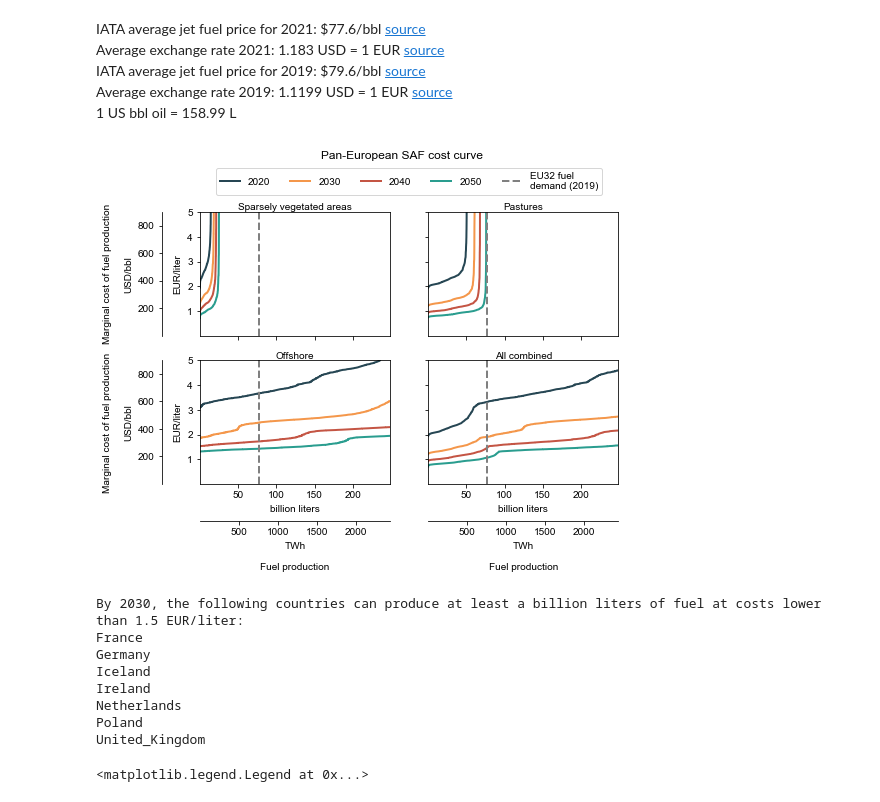
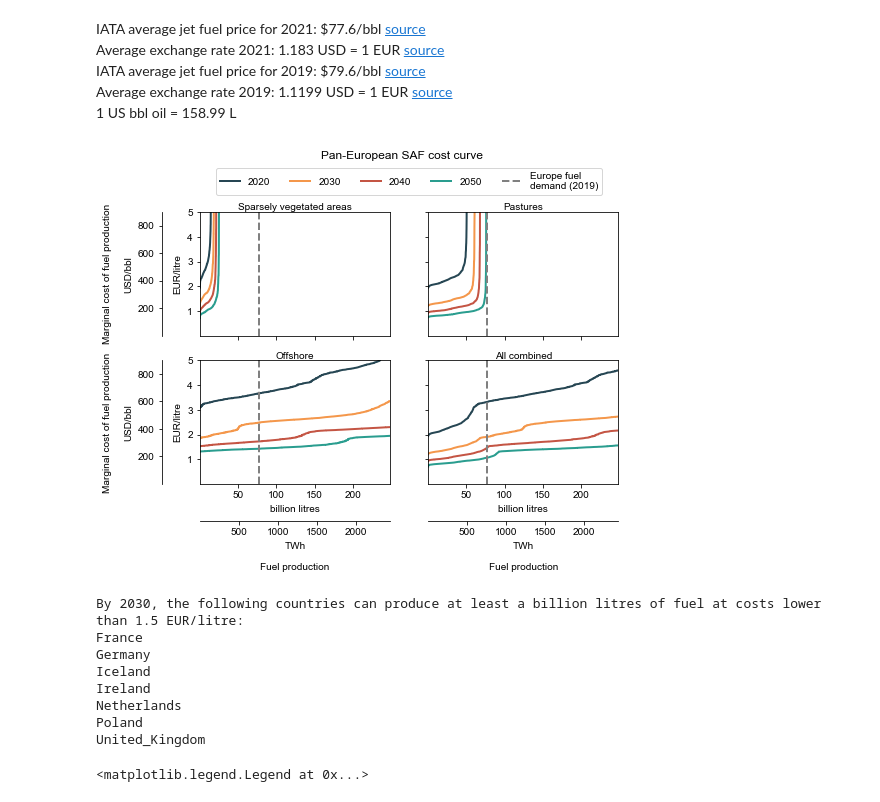
Before and after one commit to kwdseymour/EuroSAFs, a Jupyter notebook: scripts/analysis/cost_curve.ipynb, the cells around one changed output. Saved outputs shown, nothing was run; the diff lists cells and outputs as text; code cells hidden in the pictures.

```diff
--- a/scripts/analysis/cost_curve.ipynb
+++ b/scripts/analysis/cost_curve.ipynb
@@ -115,8 +115,8 @@ max_lcof=5
 
 y_min = 1e-6 #0
 y_max = max_lcof
-x_min = 1e-6 #cost_curve.production_liters_cumsum.min()/1e9 # billion liters
-x_max = 249 #325 # billion liters
+x_min = 1e-6 #cost_curve.production_liters_cumsum.min()/1e9 # billion litres
+x_max = 249 #325 # billion litres
 
 
 scenarios = [[32],[18],[0],[0,18,32]]
@@ -134,39 +134,39 @@ for j,(land_types,title) in enumerate(zip(scenarios,titles)):
 
         axes[j].plot(cost_curve.production_liters_cumsum/1e9,cost_curve.LCOF_liter, label=year)
 
 
 
-    axes[j].axvline(x=EU32_fuel_demand_liters/1e9, color='grey', linestyle='--', label='EU32 fuel\ndemand (2019)')
+    axes[j].axvline(x=EU32_fuel_demand_liters/1e9, color='grey', linestyle='--', label='Europe fuel\ndemand (2019)')
 
     axes[j].set_title(title,pad=2)
     axes[j].set_ylim(y_min,y_max)
     axes[j].set_xlim(x_min,x_max)
 
 
     if j%2 == 0:
-        axes[j].set_ylabel('EUR/liter', labelpad=5)
+        axes[j].set_ylabel('EUR/litre', labelpad=5)
 
         yax2 = axes[j].secondary_yaxis(-0.2, functions=(lambda y: y*exchange_rate_2022*bbl_to_liter, lambda y: y/exchange_rate_2022/bbl_to_liter))
         yax2.set_ylabel('Marginal cost of fuel production\n\nUSD/bbl', labelpad=5)
 
     else:
         axes[j].tick_params(labelleft=False)
 
     if j>1:
-        axes[j].set_xlabel('billion liters', labelpad=5)
+        axes[j].set_xlabel('billion litres', labelpad=5)
 
         xax2 = axes[j].secondary_xaxis(-0.3, functions=(lambda x: x*0.8*specs.at['kerosene_LHV','value_2020']/3.6e6, lambda x: x/0.8/specs.at['kerosene_LHV','value_2020']*3.6e6))
         xax2.set_xlabel('TWh\n\nFuel production', labelpad=5)
     else:
         axes[j].tick_params(labelbottom=False)
 
 fig.suptitle('Pan-European SAF cost curve',x=0.5,y=1.05);
 axes[0].legend(ncol=5, bbox_to_anchor=(1.1, 1.4), loc='upper center')
 plt.savefig('../../gfx/pan-european_cost_curve_grid.png', bbox_inches='tight',dpi=400);
 # %% [output]
-[figure, old version]
+[figure, new version]
 # %%
-print('By 2030, the following countries can produce at least a billion liters of fuel at costs lower than 1.5 EUR/liter:')
+print('By 2030, the following countries can produce at least a billion litres of fuel at costs lower than 1.5 EUR/litre:')
 for j, country in enumerate(EU_EFTA):
     df = results[2030].copy()
     df = df.loc[df.country==country]
@@ -176,7 +176,7 @@ for j, country in enumerate(EU_EFTA):
     if fuel_vol > 1e9:
         print(country)
 # %% [output]
-By 2030, the following countries can produce at least a billion liters of fuel at costs lower than 1.5 EUR/liter:
+By 2030, the following countries can produce at least a billion litres of fuel at costs lower than 1.5 EUR/litre:
 France
 Germany
 Iceland
```
Also changed, not shown: parts of 9 cells of this notebook, 7 other files.
